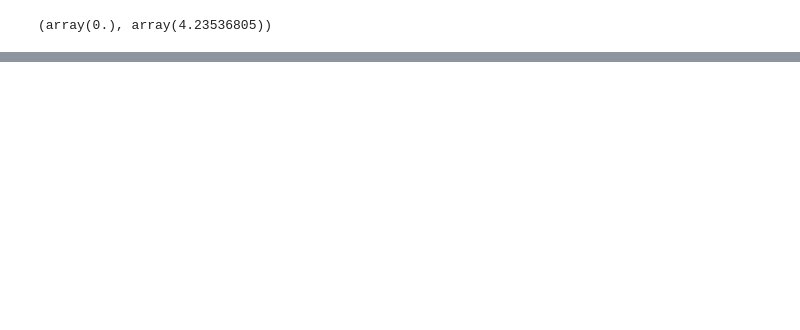
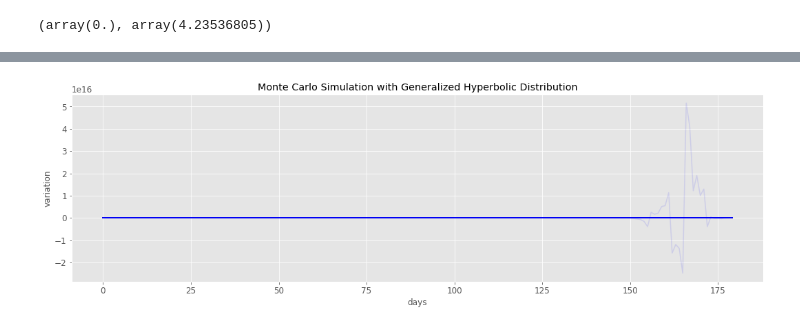
Before and after one commit to miguelvelazco0116/PriceSim, a Jupyter notebook: genhyp_prices.ipynb, the cells around one changed output, grey strips where cells are left out. Saved outputs shown, nothing was run; the diff lists cells and outputs as text; code cells hidden in the pictures; blank space fills up the shorter version.

```diff
--- a/genhyp_prices.ipynb
+++ b/genhyp_prices.ipynb
@@ -597,0 +625,26 @@ random_data = stats.genhyperbolic.rvs(shape, skewness, kurtosis, scale, size=n_s
+# %%
+# Parameters
+initial_price = -0.88          # Initial price
+days = 180                     # Number of trading days in a year
+
+# Monte Carlo Simulation
+np.random.seed(42)         # Set seed for reproducibility
+simulations = 1000
+
+# Generate price paths
+price_matrix = np.zeros((simulations, days))
+price_matrix[:, 0] = initial_price
+
+for i in range(1, days):
+    daily_returns = genhyperbolic.rvs(p_gh, a_gh, b_gh, size = simulations)
+    price_matrix[:, i] = price_matrix[:, i - 1] * (1 + daily_returns)
+
+# Plotting
+plt.figure(figsize=(18, 5))
+plt.plot(price_matrix.T, color='blue', alpha=0.1)
+plt.title('Monte Carlo Simulation with Generalized Hyperbolic Distribution')
+plt.xlabel('days')
+plt.ylabel('variation')
+plt.show()
+# %% [output]
+[figure, added]
```
Also changed, not shown: parts of 48 cells of this notebook.
